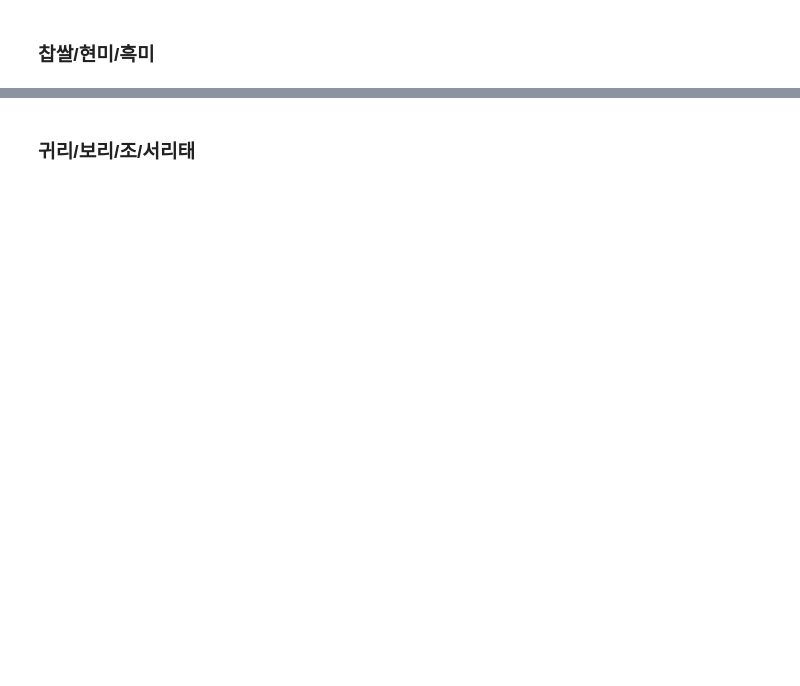
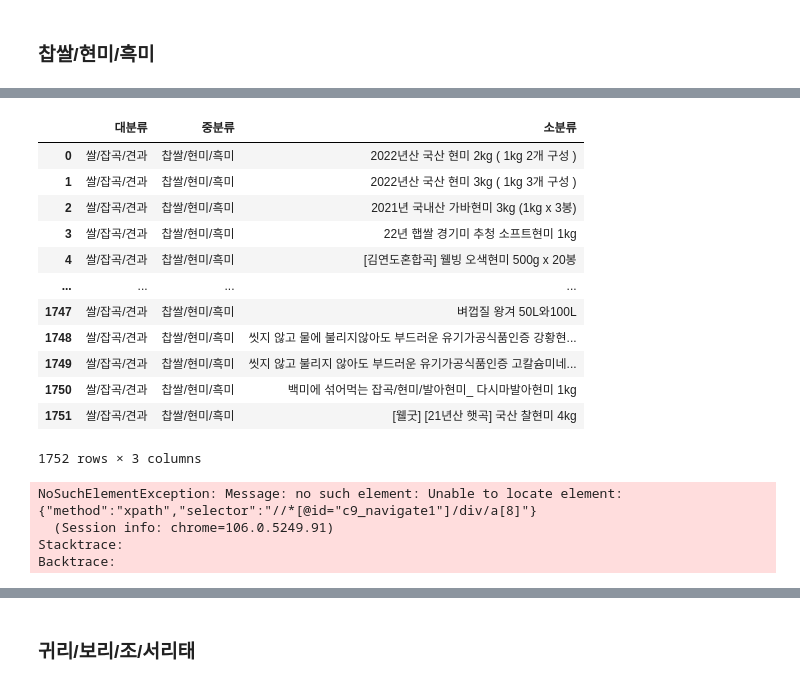
Before and after one commit to shinjangwoon/Store_Analysis, a Jupyter notebook: crawling/crawling.ipynb, the cells around one changed output, grey strips where cells are left out. Saved outputs shown, nothing was run; the diff lists cells and outputs as text; code cells hidden in the pictures; blank space fills up the shorter version.

```diff
--- a/crawling/crawling.ipynb
+++ b/crawling/crawling.ipynb
@@ -1703,0 +1827,41 @@ for f in range(1,36):
+# %%
+현미_df = pd.DataFrame(data=현미, columns=['소분류'])
+현미_df[['중분류', '대분류']] = ['찹쌀/현미/흑미', '쌀/잡곡/견과']
+현미_df = 현미_df[['대분류','중분류', '소분류']]
+현미_df
+# %% [output]
+|  | 대분류 | 중분류 | 소분류 |
+| 0 | 쌀/잡곡/견과 | 찹쌀/현미/흑미 | 2022년산 국산 현미 2kg ( 1kg 2개 구성 ) |
+| 1 | 쌀/잡곡/견과 | 찹쌀/현미/흑미 | 2022년산 국산 현미 3kg ( 1kg 3개 구성 ) |
+| 2 | 쌀/잡곡/견과 | 찹쌀/현미/흑미 | 2021년 국내산 가바현미 3kg (1kg x 3봉) |
+| 3 | 쌀/잡곡/견과 | 찹쌀/현미/흑미 | 22년 햅쌀 경기미 추청 소프트현미 1kg |
+| 4 | 쌀/잡곡/견과 | 찹쌀/현미/흑미 | [김연도혼합곡] 웰빙 오색현미 500g x 20봉 |
+| ... | ... | ... | ... |
+| 1747 | 쌀/잡곡/견과 | 찹쌀/현미/흑미 | 벼껍질 왕겨 50L와100L |
+| 1748 | 쌀/잡곡/견과 | 찹쌀/현미/흑미 | 씻지 않고 물에 불리지않아도 부드러운 유기가공식품인증 강황현... |
+| 1749 | 쌀/잡곡/견과 | 찹쌀/현미/흑미 | 씻지 않고 불리지 않아도 부드러운 유기가공식품인증 고칼슘미네... |
+| 1750 | 쌀/잡곡/견과 | 찹쌀/현미/흑미 | 백미에 섞어먹는 잡곡/현미/발아현미_ 다시마발아현미 1kg |
+| 1751 | 쌀/잡곡/견과 | 찹쌀/현미/흑미 | [웰굿] [21년산 햇곡] 국산 찰현미 4kg |
+1752 rows × 3 columns
+# %%
+# 흑미
+흑미 = []
+driver.get('https://www.lotteon.com/search/render/render.ecn?render=nqapi&platform=pc&collection_id=9&login=Y&u9=navigate&u8=FC01240704&mallId=1')
+for f in range(1,36):
+    if f == 1:
+        name = driver.find_elements_by_class_name('srchProductUnitTitle')
+        time.sleep(2)
+        for named in range(0,len(name)):
+            흑미.append(name[named].text)
+        driver.find_element_by_xpath('//*[@id="c9_navigate1"]/div/a[7]').click()
+    else:
+        time.sleep(2)
+        name = driver.find_elements_by_class_name('srchProductUnitTitle')
+        for named in range(0,len(name)):
+            흑미.append(name[named].text)
+        driver.find_element_by_xpath('//*[@id="c9_navigate1"]/div/a[8]').click()
+# %% [output]
+NoSuchElementException: Message: no such element: Unable to locate element: {"method":"xpath","selector":"//*[@id="c9_navigate1"]/div/a[8]"}
+  (Session info: chrome=106.0.5249.91)
+Stacktrace:
+Backtrace:
```
Also changed, not shown: parts of 32 cells of this notebook.
